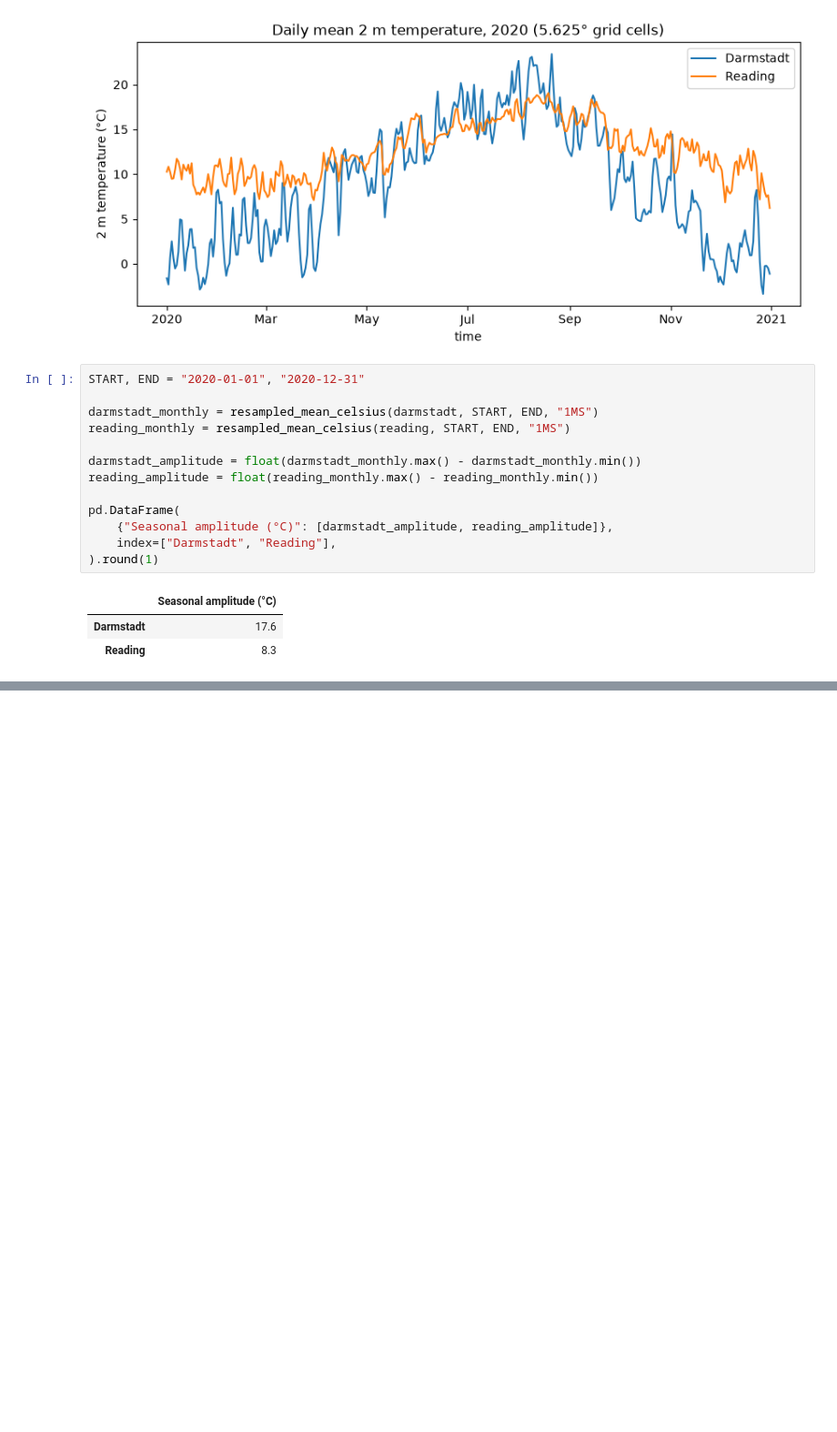
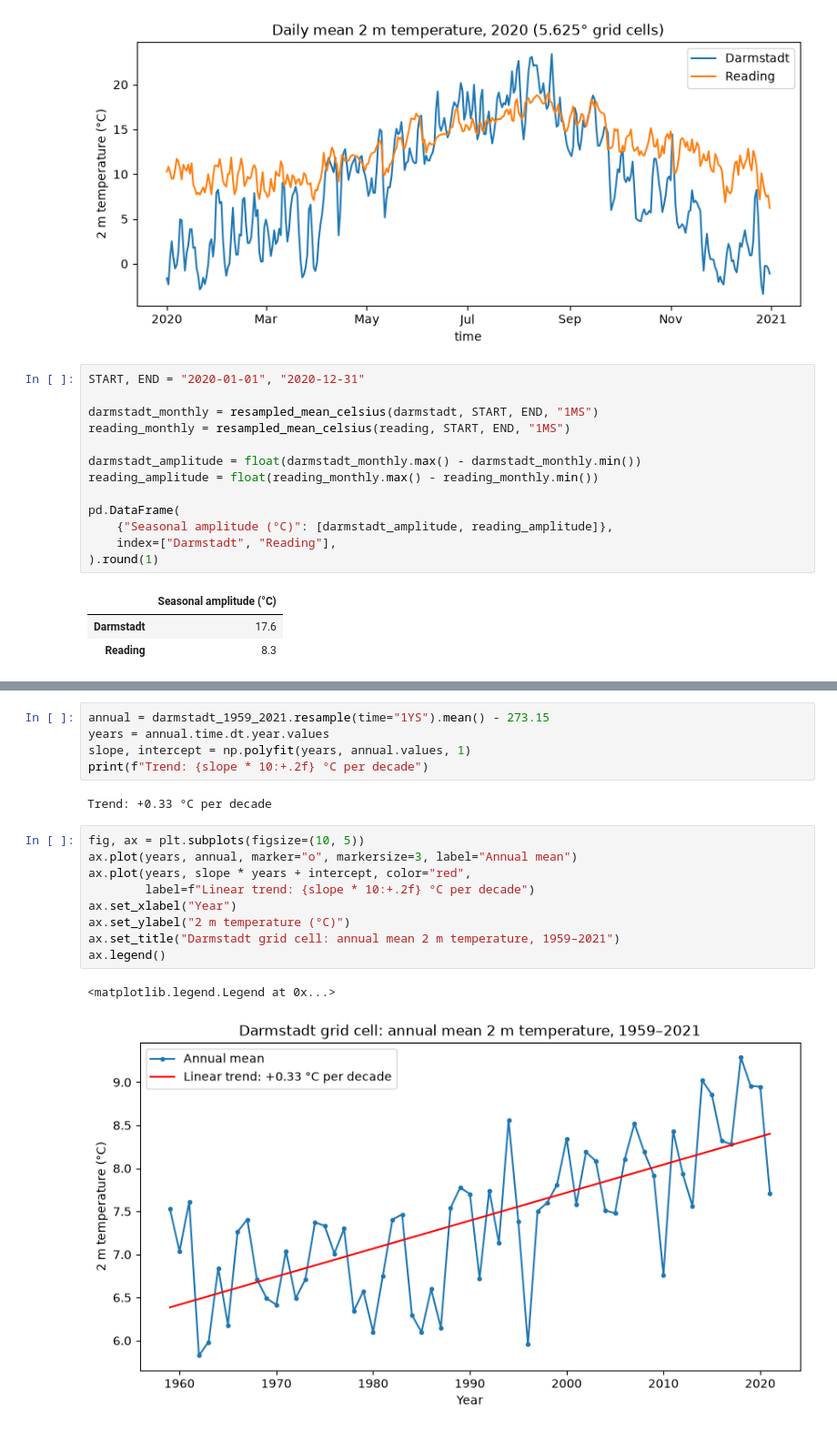
Before and after one commit to Fonta1/era5-exploration, a Jupyter notebook: era5_exploration.ipynb, the cells around one changed output, grey strips where cells are left out. Shown at 91% size. Drawn from its saved outputs; the diff is of its cells as text; blank space fills up the shorter version.

```diff
--- a/era5_exploration.ipynb
+++ b/era5_exploration.ipynb
@@ -146,0 +245,19 @@ plot_against_normal(ax, darmstadt_seasonal_climatology.season, darmstadt_seasona
+# %%
+annual = darmstadt_1959_2021.resample(time="1YS").mean() - 273.15
+years = annual.time.dt.year.values
+slope, intercept = np.polyfit(years, annual.values, 1)
+print(f"Trend: {slope * 10:+.2f} °C per decade")
+# %% [output]
+Trend: +0.33 °C per decade
+# %%
+fig, ax = plt.subplots(figsize=(10, 5))
+ax.plot(years, annual, marker="o", markersize=3, label="Annual mean")
+ax.plot(years, slope * years + intercept, color="red",
+        label=f"Linear trend: {slope * 10:+.2f} °C per decade")
+ax.set_xlabel("Year")
+ax.set_ylabel("2 m temperature (°C)")
+ax.set_title("Darmstadt grid cell: annual mean 2 m temperature, 1959–2021")
+ax.legend()
+# %% [output]
+<matplotlib.legend.Legend at 0x...>
+[figure, added]
```
Also changed, not shown: parts of 23 cells of this notebook, 2 other files.
